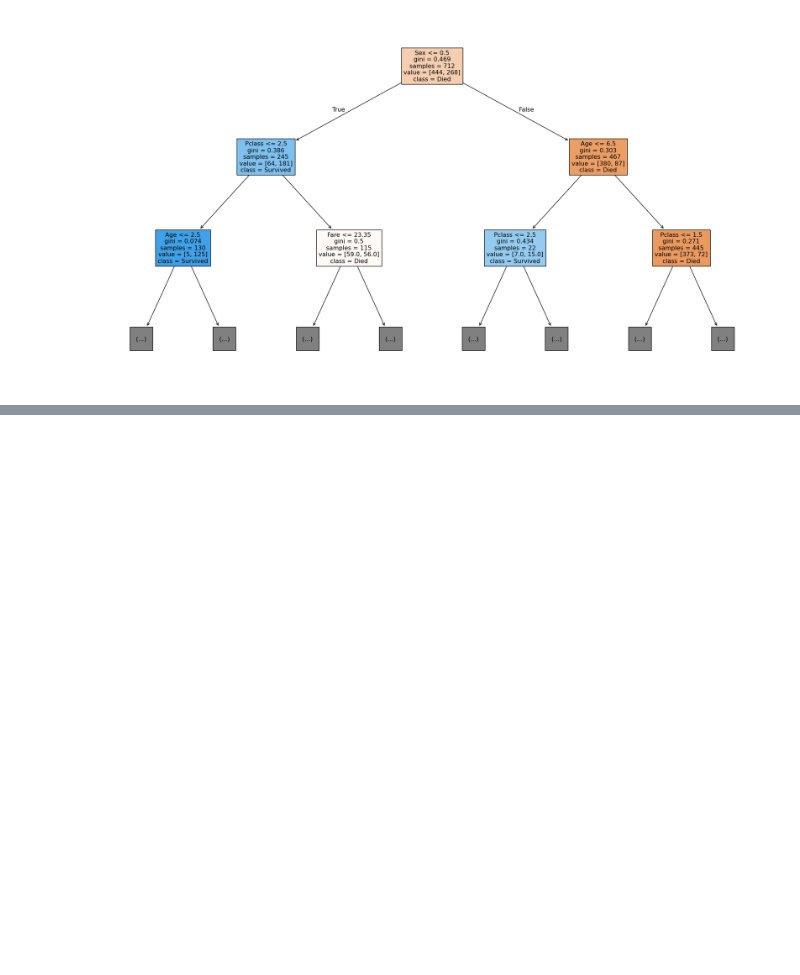
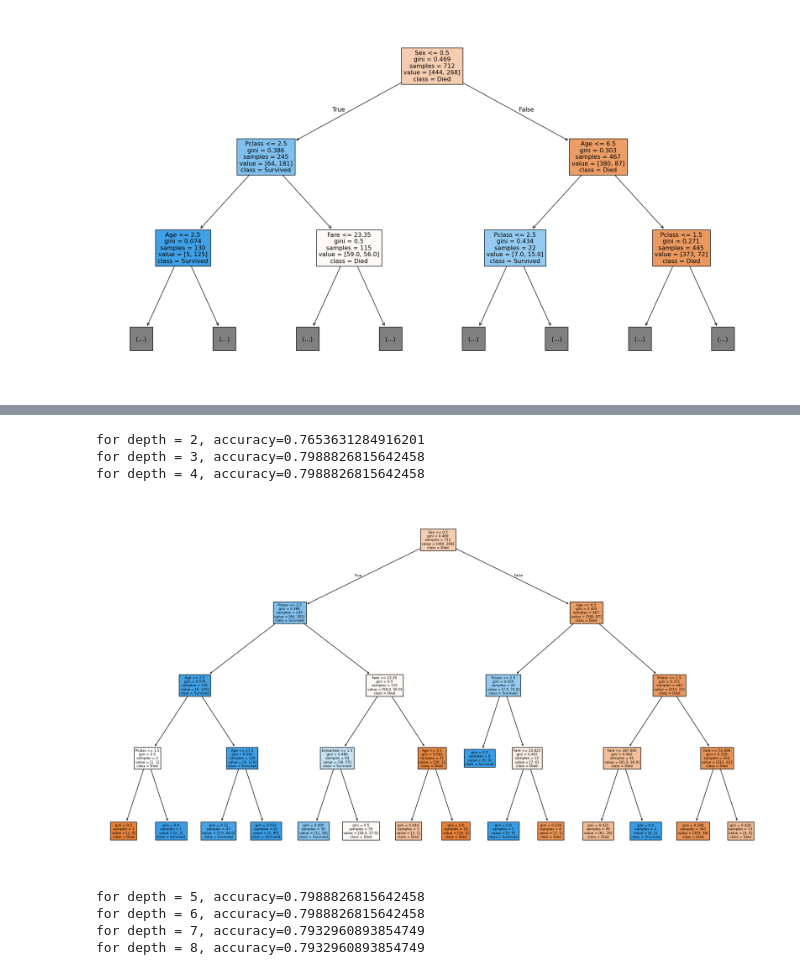
Before and after one commit to Vanshaj14Mohan/AI-and-ML, a Jupyter notebook: Section Three/Supervised ML/Part Four/decision_tress.ipynb, the cells around one changed output, grey strips where cells are left out. Drawn from its saved outputs; the diff is of its cells as text; code cells hidden in the pictures; blank space fills up the shorter version.

```diff
--- a/Section Three/Supervised ML/Part Four/decision_tress.ipynb
+++ b/Section Three/Supervised ML/Part Four/decision_tress.ipynb
@@ -190,3 +190,14 @@ plt.tight_layout()
 plt.show()
 # %% [output]
 [figure]
+# %%
+# Decision Tree with Pre-Pruning
+
+max_depths = [2, 3, 4, 5, 6, 7, 8]
+
+for depth in max_depths:
+    model = DecisionTreeClassifier(max_depth=depth)
+    model.fit(X_train, y_train)
+
+    acc = model.score(X_test, y_test)
+    print(f"for depth = {depth}, accuracy={acc}")
@@ -192,0 +212,9 @@ plt.show()
+# %%
+min_samples_split = [5, 10, 15, 20, 25, 30, 35, 40]
+
+for split in min_samples_split:
+    model = DecisionTreeClassifier(max_depth=4, min_samples_split=split)
+    model.fit(X_train, y_train)
+
+    acc = model.score(X_test, y_test)
+    print(f"for minimum samples = {split}, accuracy={acc}")
@@ -192,0 +230,24 @@ plt.show()
+# %%
+max_depths = [2, 3, 4, 5, 6, 7, 8]
+
+for depth in max_depths:
+    model = DecisionTreeClassifier(max_depth=depth)
+    model.fit(X_train, y_train)
+
+    acc = model.score(X_test, y_test)
+    print(f"for depth = {depth}, accuracy={acc}")
+
+    if depth == 4:
+        plt.figure(figsize=(18,10))
+        plot_tree(model, feature_names = X.columns, class_names = ["Died", "Survived"], filled=True)
+        plt.tight_layout()
+        plt.show()
+# %% [output]
+for depth = 2, accuracy=0.7653631284916201
+for depth = 3, accuracy=0.7988826815642458
+for depth = 4, accuracy=0.7988826815642458
+[figure, added]
+for depth = 5, accuracy=0.7988826815642458
+for depth = 6, accuracy=0.7988826815642458
+for depth = 7, accuracy=0.7932960893854749
+for depth = 8, accuracy=0.7932960893854749
```
Also changed, not shown: parts of 4 cells of this notebook.
